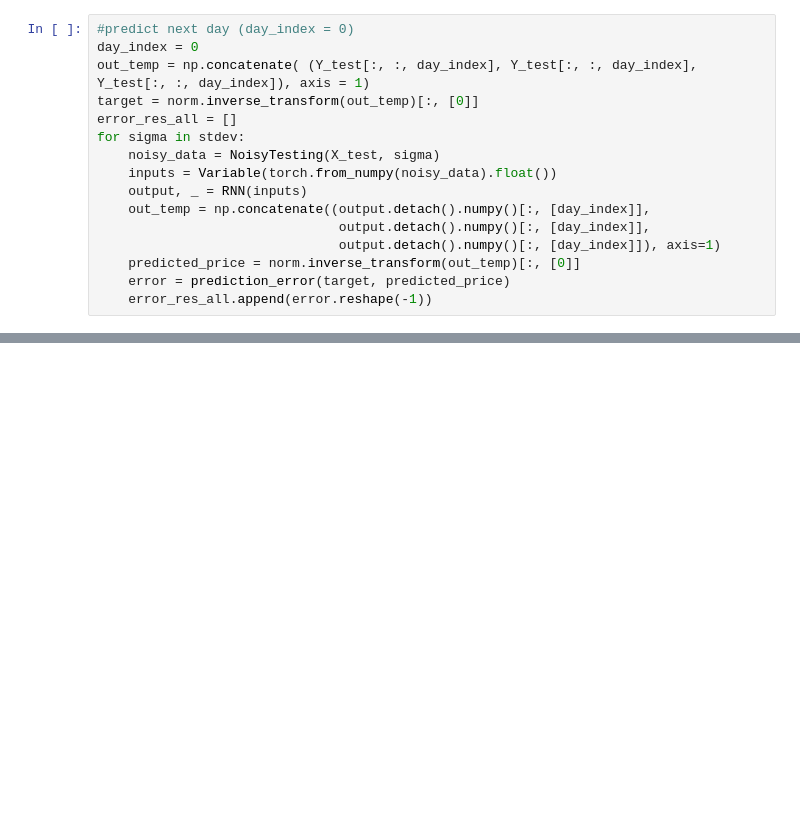
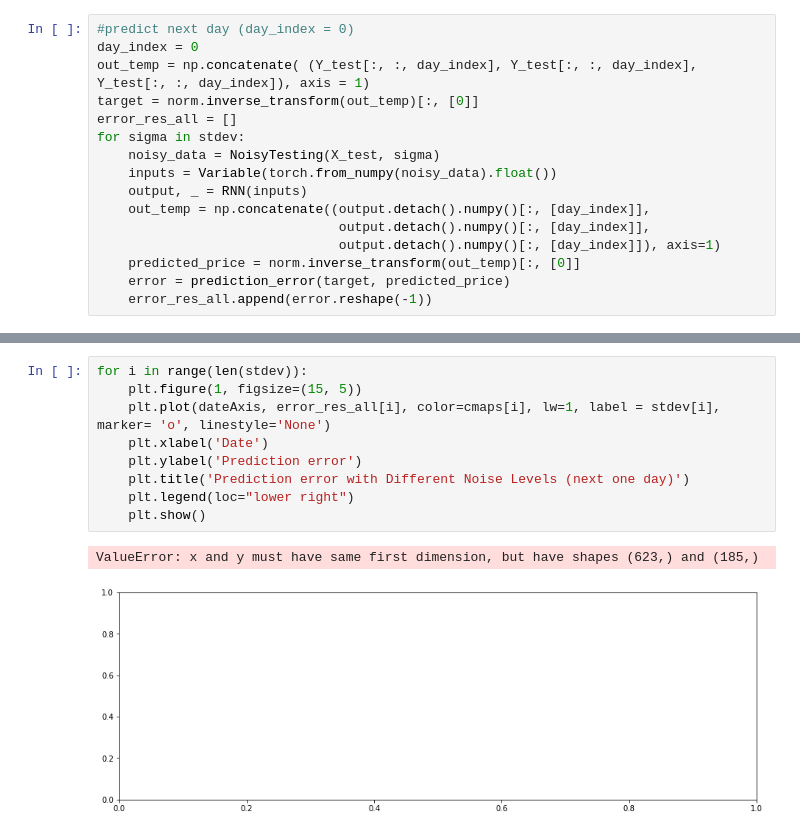
Before and after one commit to Antoljak/CAP6615Group, a Jupyter notebook: Assignment3/Assignment3.ipynb, the cells around one changed output, grey strips where cells are left out. Cells and saved outputs as stored; diff of their text form; blank space fills up the shorter version.

```diff
--- a/Assignment3/Assignment3.ipynb
+++ b/Assignment3/Assignment3.ipynb
@@ -197,0 +218,12 @@ df_error
+# %%
+for i in range(len(stdev)):
+    plt.figure(1, figsize=(15, 5))
+    plt.plot(dateAxis, error_res_all[i], color=cmaps[i], lw=1, label = stdev[i], marker= 'o', linestyle='None')
+    plt.xlabel('Date')
+    plt.ylabel('Prediction error')
+    plt.title('Prediction error with Different Noise Levels (next one day)')
+    plt.legend(loc="lower right")
+    plt.show()
+# %% [output]
+ValueError: x and y must have same first dimension, but have shapes (623,) and (185,)
+[figure, added]
```
Also changed, not shown: parts of 5 cells of this notebook.
